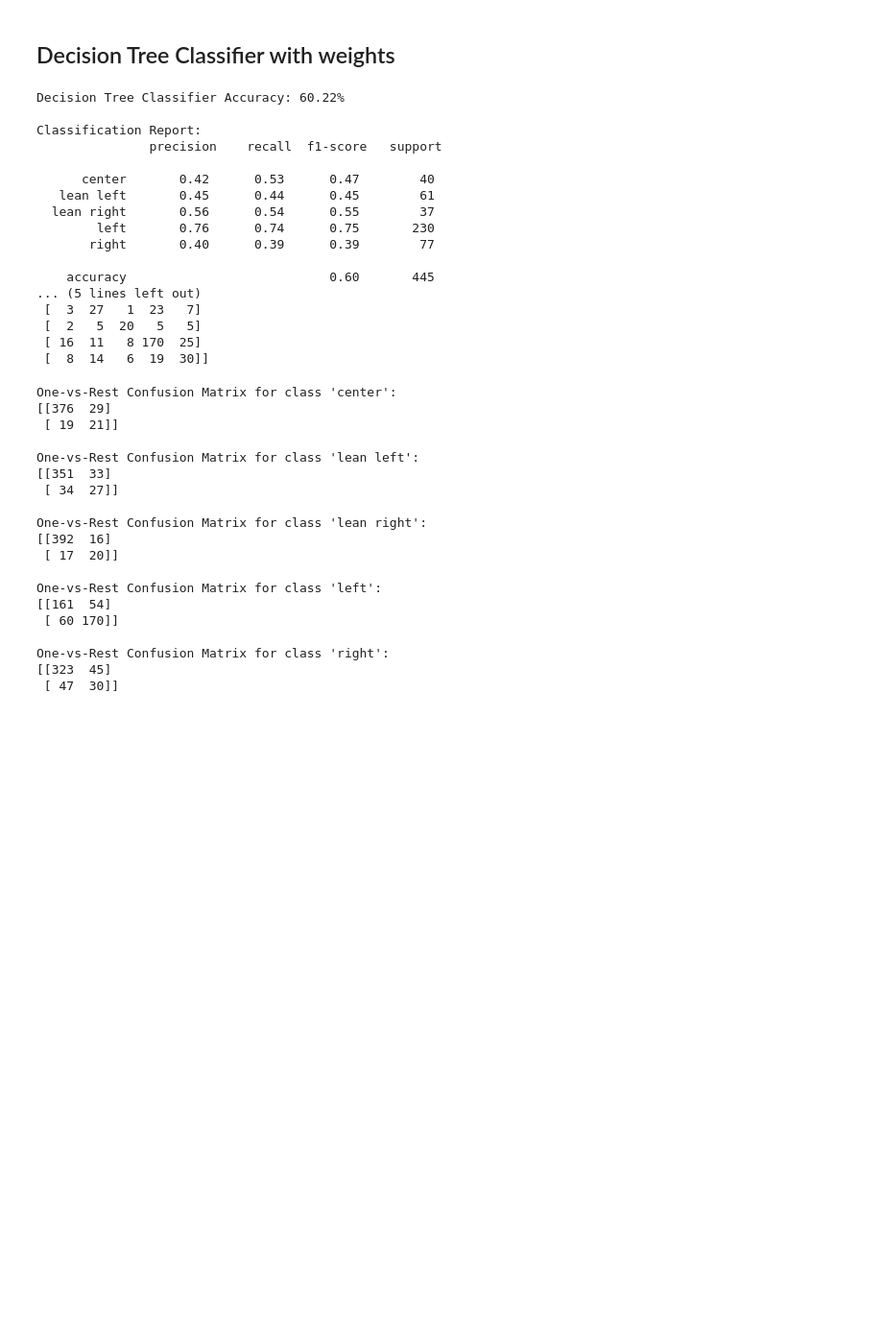
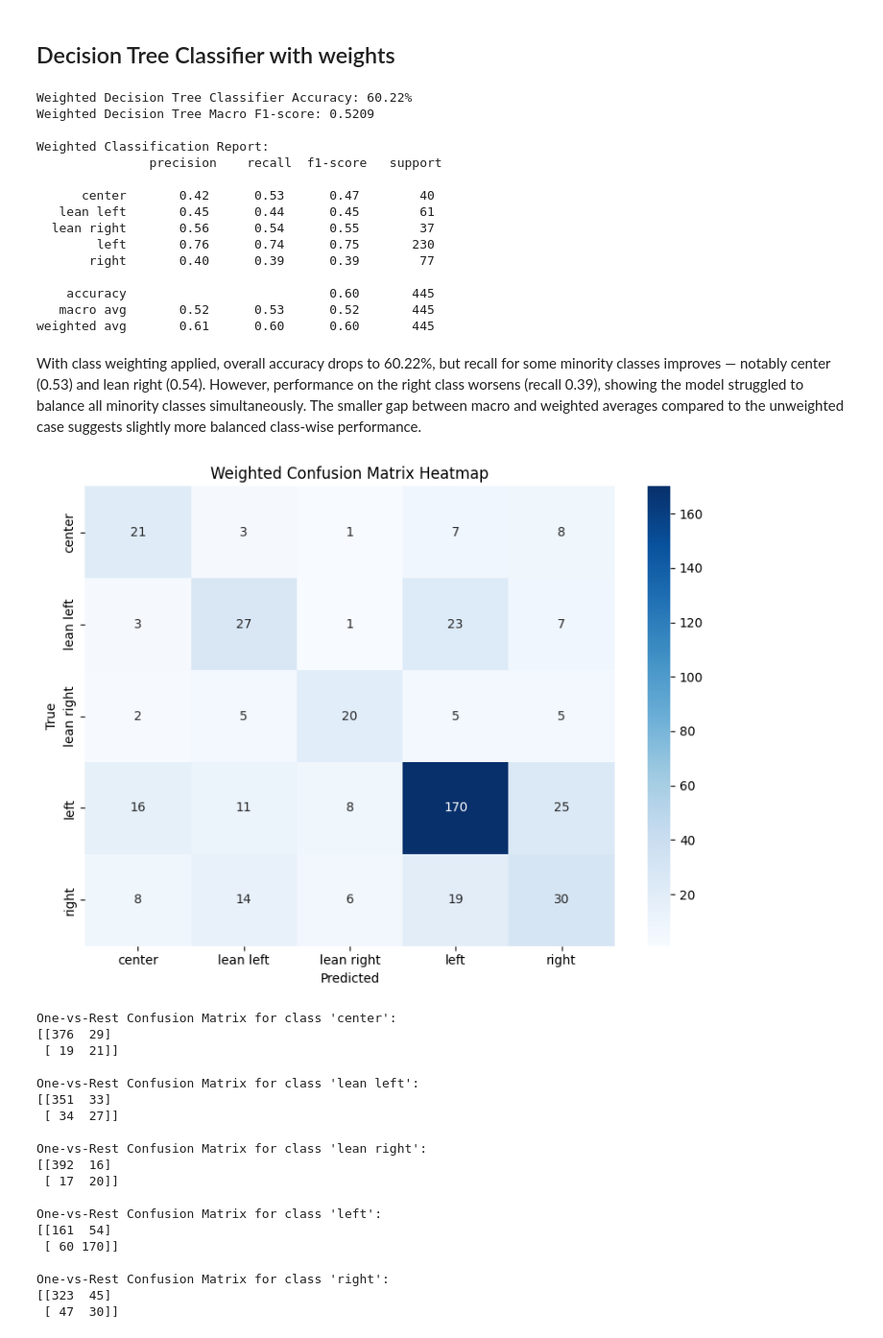
Before and after one commit to foongming/CS5242Project, a Jupyter notebook: decisionTree.ipynb, the cells around one changed output. Shown at 96% size. Drawn from its saved outputs; the diff is of its cells as text; code cells hidden in the pictures; blank space fills up the shorter version.

```diff
--- a/decisionTree.ipynb
+++ b/decisionTree.ipynb
@@ -179,19 +191,22 @@ pipeline.fit(X_train, y_train)
 
 # Make predictions on the test set
 y_pred = pipeline.predict(X_test)
+y_score = pipeline.predict_proba(X_test) # update y_score for the new model
 
 # Evaluate the model
 accuracy = accuracy_score(y_test, y_pred)
+f1_macro = f1_score(y_test, y_pred, average='macro')
 report = classification_report(y_test, y_pred)
-conf_mat = confusion_matrix(y_test, y_pred)
 
-print("Decision Tree Classifier Accuracy: {:.2f}%".format(accuracy * 100))
-print("\nClassification Report:\n", report)
-print("Confusion Matrix:\n", conf_mat)
+print("Weighted Decision Tree Classifier Accuracy: {:.2f}%".format(accuracy * 100))
+print("Weighted Decision Tree Macro F1-score: {:.4f}".format(f1_macro))
+print("")
+print("Weighted Classification Report:\n", report)
 # %% [output]
-Decision Tree Classifier Accuracy: 60.22%
+Weighted Decision Tree Classifier Accuracy: 60.22%
+Weighted Decision Tree Macro F1-score: 0.5209
 
-Classification Report:
+Weighted Classification Report:
                precision    recall  f1-score   support
 
       center       0.42      0.53      0.47        40
@@ -201,11 +216,25 @@ Classification Report:
        right       0.40      0.39      0.39        77
 
     accuracy                           0.60       445
-... (5 lines left out)
- [  3  27   1  23   7]
- [  2   5  20   5   5]
- [ 16  11   8 170  25]
- [  8  14   6  19  30]]
+   macro avg       0.52      0.53      0.52       445
+weighted avg       0.61      0.60      0.60       445
+# %% [markdown]
+With class weighting applied, overall accuracy drops to 60.22%, but recall for some minority classes improves — notably center (0.53) and lean right (0.54). However, performance on the right class worsens (recall 0.39), showing the model struggled to balance all minority classes simultaneously. The smaller gap between macro and weighted averages compared to the unweighted case suggests slightly more balanced class-wise performance.
+# %%
+# Generate confusion matrix
+cm = confusion_matrix(y_test, y_pred)
+labels = pipeline.classes_  # Or use: labels = sorted(set(y_test))
+
+# Plot heatmap
+plt.figure(figsize=(8, 6))
+sns.heatmap(cm, annot=True, fmt='d', cmap='Blues', xticklabels=labels, yticklabels=labels)
+plt.xlabel('Predicted')
+plt.ylabel('True')
+plt.title('Weighted Confusion Matrix Heatmap')
+plt.tight_layout()
+plt.show()
+# %% [output]
+[figure, added]
 # %%
 for c in classes:
     # Create binary labels: 1 if the true label is the current class, else 0
```
Also changed, not shown: parts of 21 cells of this notebook.
